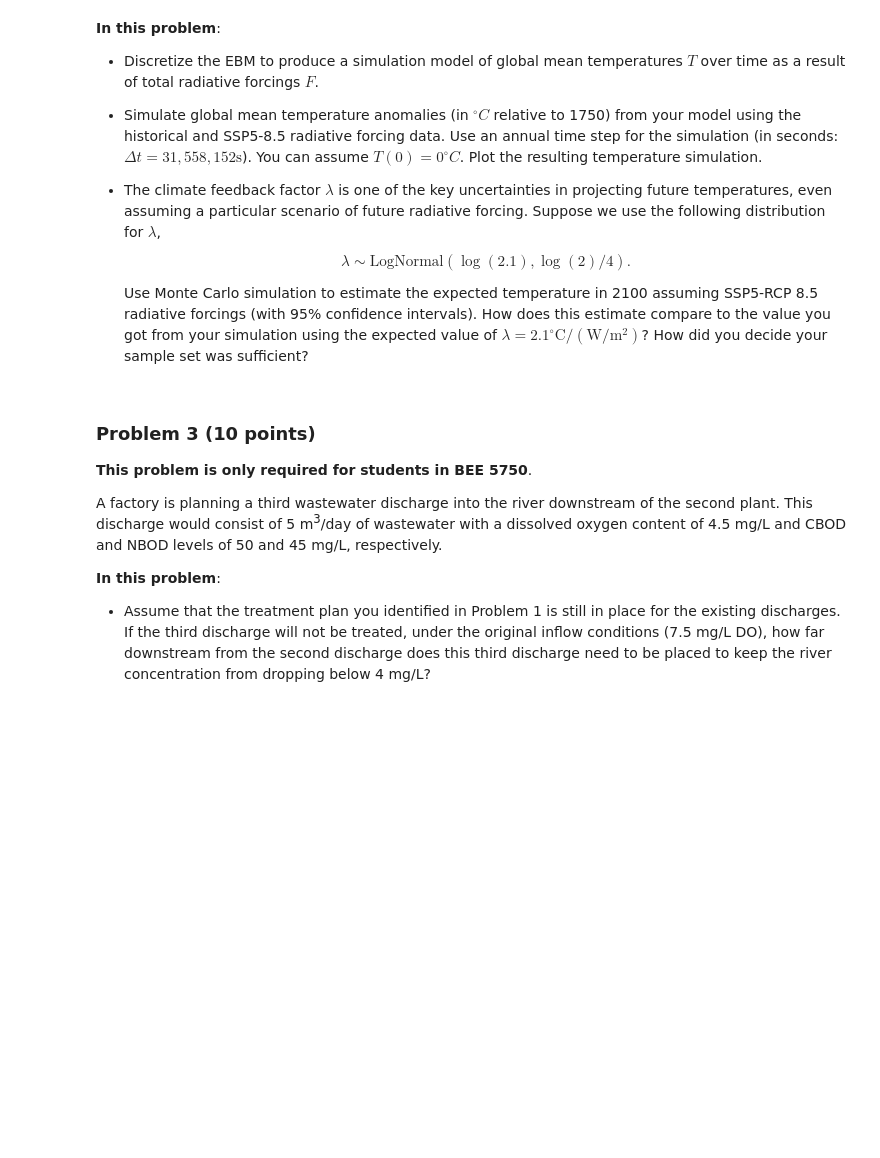
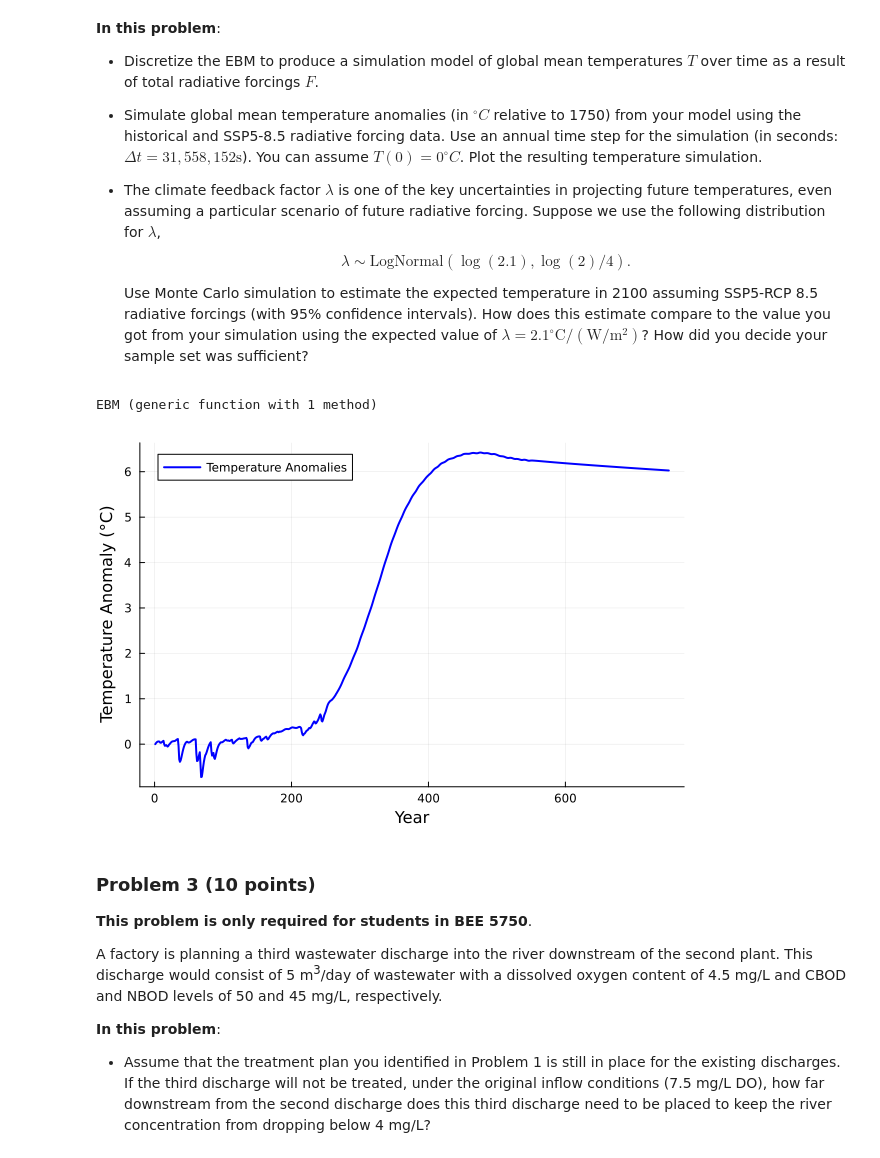
Before and after one commit to BEE4750-FA24/hw3-macky, a Jupyter notebook: hw03.ipynb, the cells around one changed output. Saved outputs shown, nothing was run; the diff lists cells and outputs as text; code cells hidden in the pictures; blank space fills up the shorter version.

Commit message:
Q2 Simulations

```diff
--- a/hw03.ipynb
+++ b/hw03.ipynb
@@ -259,19 +259,48 @@ plot!(p_forcing, t, forcing_non_aerosol, label="Non-Aerosol Forcing", color=:red
     your simulation using the expected value of
     $\lambda=2.1^\circ \mathrm{C}/(\mathrm{W}/\mathrm{m}^2)$? How did
     you decide your sample set was sufficient?
-# %%
-#create functions for discritized functions
-function EBM(Hn,delta_t,Fn,lambda,Tn,C,c,d)
-    #Equation 1
-    H=Hn+(delta_t*(Fn-(lambda*Tn)))
-
-    #Equation 2
-    T1=Tn+((delta_t/C)*(Fn-(lambda*Tn)))
-
-    #Equation 3
-    T2=Tn+((delta_t/(c*d))*(Fn-(lambda*Tn)))
-    return(H,T1,T2)
-end
+# %%
+# Define the discretized EBM function
+function EBM(Hn, delta_t, Fn, lambda, Tn, c, d)
+    # Equation for temperature (using mixing depth and heat capacity)
+    T_next = Tn + (delta_t / (c * d)) * (Fn - lambda * Tn)
+    return T_next
+end
+# %% [output]
+EBM (generic function with 1 method)
+# %%
+
+# Initialize constants
+c = 4.184 * 10^6  # specific heat capacity of water (J/(m^3 * °C))
+d = 86  # mixing depth (m)
+lambda = 2.1  # climate feedback parameter (W/m^2/°C)
+delta_t = 31558152  # time step in seconds (1 year)
+a = 0.8  # coefficient for aerosol forcing effect
+
+# Initialize radiative forcing data
+# (Assume forcing_non_aerosol and forcing_aerosol are vectors of length N)
+F = forcing_non_aerosol .+ (a * forcing_aerosol)  # total forcing at each time step
+
+# Number of years (length of forcing data)
+N = length(F)
+
+# Initialize temperature array
+T = zeros(N)  # temperature anomalies (starting with T(0) = 0°C)
+
+# Initialize heat (not strictly necessary for the simulation)
+H = zeros(N)
+
+# Simulation loop
+for n in 1:N-1
+    # Update temperature using the discretized EBM equation
+    T[n+1] = EBM(H[n], delta_t, F[n], lambda, T[n], c, d)
+end
+
+# Plot the resulting temperature anomalies
+using Plots
+plot(1:N, T, xlabel="Year", ylabel="Temperature Anomaly (°C)", label="Temperature Anomalies", lw=2, color=:blue)
+# %% [output]
+[figure, added]
 # %% [markdown]
 ### Problem 3 (10 points)
 
```
